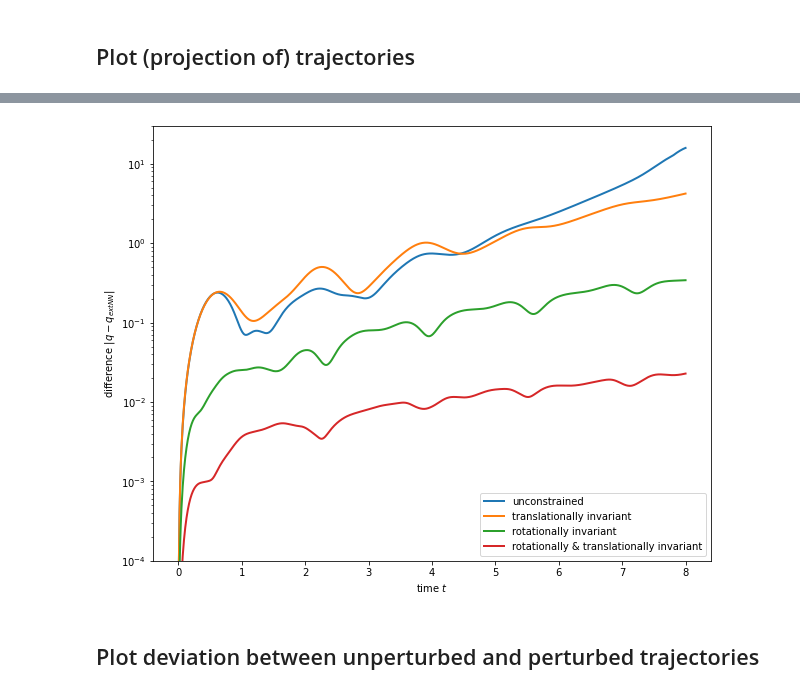
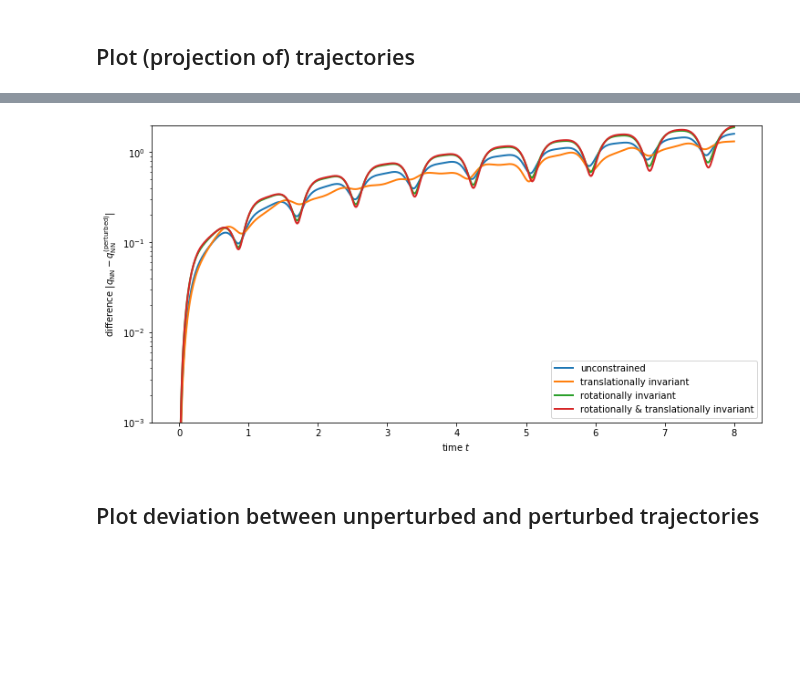
Before and after one commit to eikehmueller/mlconservation_code, a Jupyter notebook: src/EvaluateModel.ipynb, the cells around one changed output, grey strips where cells are left out. Cells and saved outputs as stored; diff of their text form; code cells hidden in the pictures; blank space fills up the shorter version.

```diff
--- a/src/EvaluateModel.ipynb
+++ b/src/EvaluateModel.ipynb
@@ -22,21 +25,25 @@ from conservative_nn.trajectory_generator import TrajectoryGenerator
 dt = 0.01
 # final time
 t_final = 8.0
-dim_space = 3
+dim_space = 4
 dim = 2*dim_space
+mass1=1.0
+mass2=0.8
+mu=1.0
+kappa=1.0
 # Dynamical system for exact integration
-dynamical_system = TwoParticleSystem(dim_space)
-initializer = TwoParticleConstantInitializer(dim)
-perturbed_initializer = TwoParticleConstantInitializer(dim,perturbation=0.05)
+dynamical_system = TwoParticleSystem(dim_space,mass1=mass1,mass2=mass2,mu=mu,kappa=kappa)
+initializer = TwoParticleConstantInitializer(dim,mass1=mass1,mass2=mass2)
+perturbed_initializer = TwoParticleConstantInitializer(dim,mass1=mass1,mass2=mass2,perturbation=1.E-3)
 
 monitors = {}
 monitors_nn = {}
 monitors_nn_perturbed = {}
 
-for model_label in ["","trans","rot","rot_trans"]:
+for model_label in ["","trans","rot","rot_ref","rot_trans"]:
     # load Lagrangian from disk
-    filetag = "_" if model_label == "" else "_"+model_label+"_"
-    model_filename = f"assets/trained_models/two_particle/nn_lagrangian_3d{filetag}/"
+    filetag = "" if model_label == "" else "_"+model_label
+    model_filename = f"../assets/trained_models/two_particle/{dim_space:d}d/nn_lagrangian{filetag}/"
     nn_lagrangian = TwoParticleNNLagrangian.from_saved_model(model_filename)
     model = NNLagrangianModel(nn_lagrangian)
     dim_space = nn_lagrangian.dim_space
@@ -149,28 +189,28 @@ plt.show()
 # %%
-model_label_list = ["","trans","rot","rot_trans"]
+model_label_list = ["","trans","rot","rot_trans_ref"]
 
 label = {"":"unconstrained",
          "rot":"rotationally invariant",
          "trans":"translationally invariant",
-         "rot_trans":"rotationally & translationally invariant",
+         "rot_trans_ref":"rotationally & translationally invariant",
          }
 
-plt.figure(figsize=(10,8))
+plt.figure(figsize=(12,6))
 plt.gca()
 ax = plt.gca()
 ax.set_yscale("log")
-ax.set_ylim(1.E-4,30)
+ax.set_ylim(1.E-3,2)
 for model_label in model_label_list:
-    q_all = monitors[model_label][0].data
     q_all_nn = monitors_nn[model_label][0].data
-    dq = np.linalg.norm(q_all_nn[:,:]-q_all[:,:],axis=0)
+    q_all_true = monitors[model_label][0].data
+    dq = np.linalg.norm(q_all_nn[:,:]-q_all_true[:,:],axis=0)
     plt.plot(trajectory_generator_nn.t,dq,linewidth=2,label=label[model_label])
 ax.set_xlabel("time $t$")
-ax.set_ylabel(r"difference $|q-q_{\operatorname{NN}}|$")
+ax.set_ylabel(r"difference $|q_{\operatorname{NN}}-q^{(\operatorname{perturbed})}_{\operatorname{NN}}|$")
 plt.legend(loc="lower right")
 plt.show()
 # %% [output]
-[figure, old version]
+[figure, new version]
 # %% [markdown]
 ## Plot deviation between unperturbed and perturbed trajectories
 # %%
```
Also changed, not shown: parts of 5 cells of this notebook, 3 other files.
